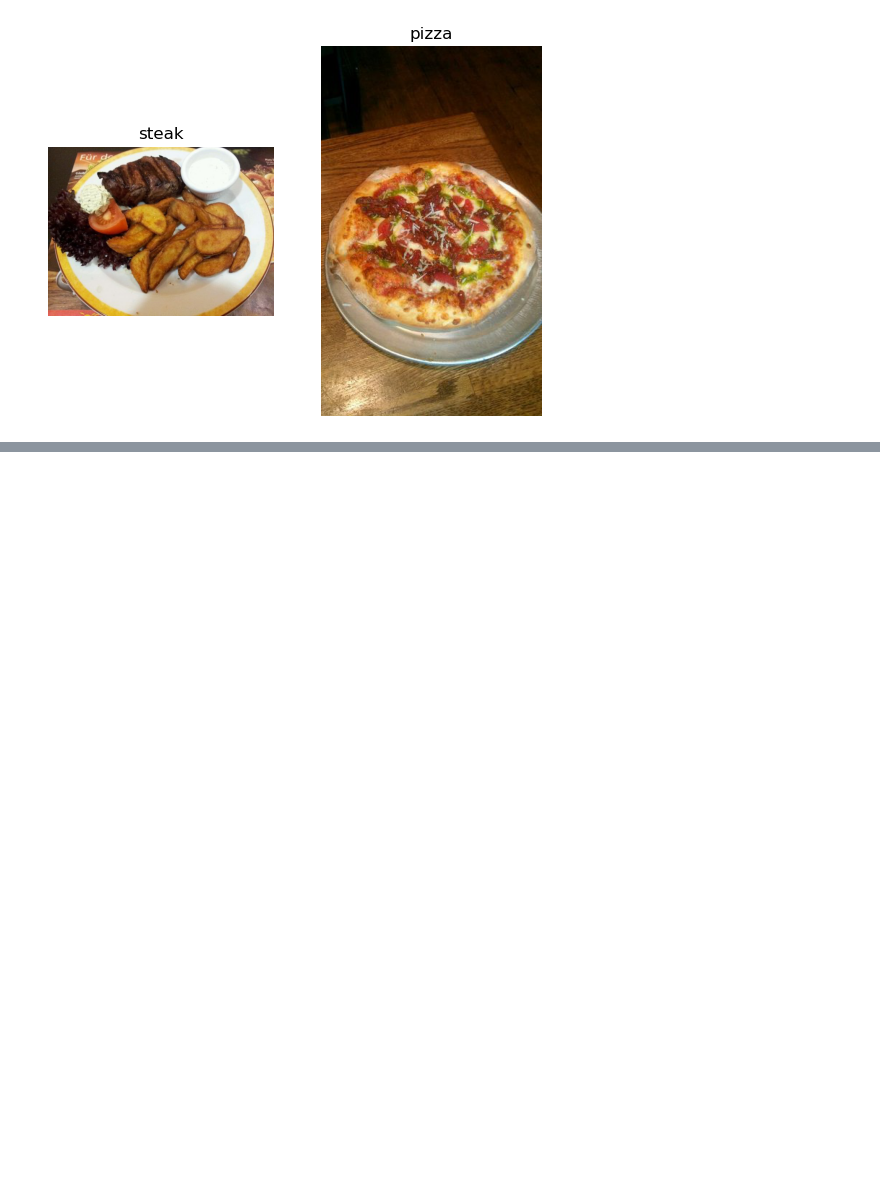
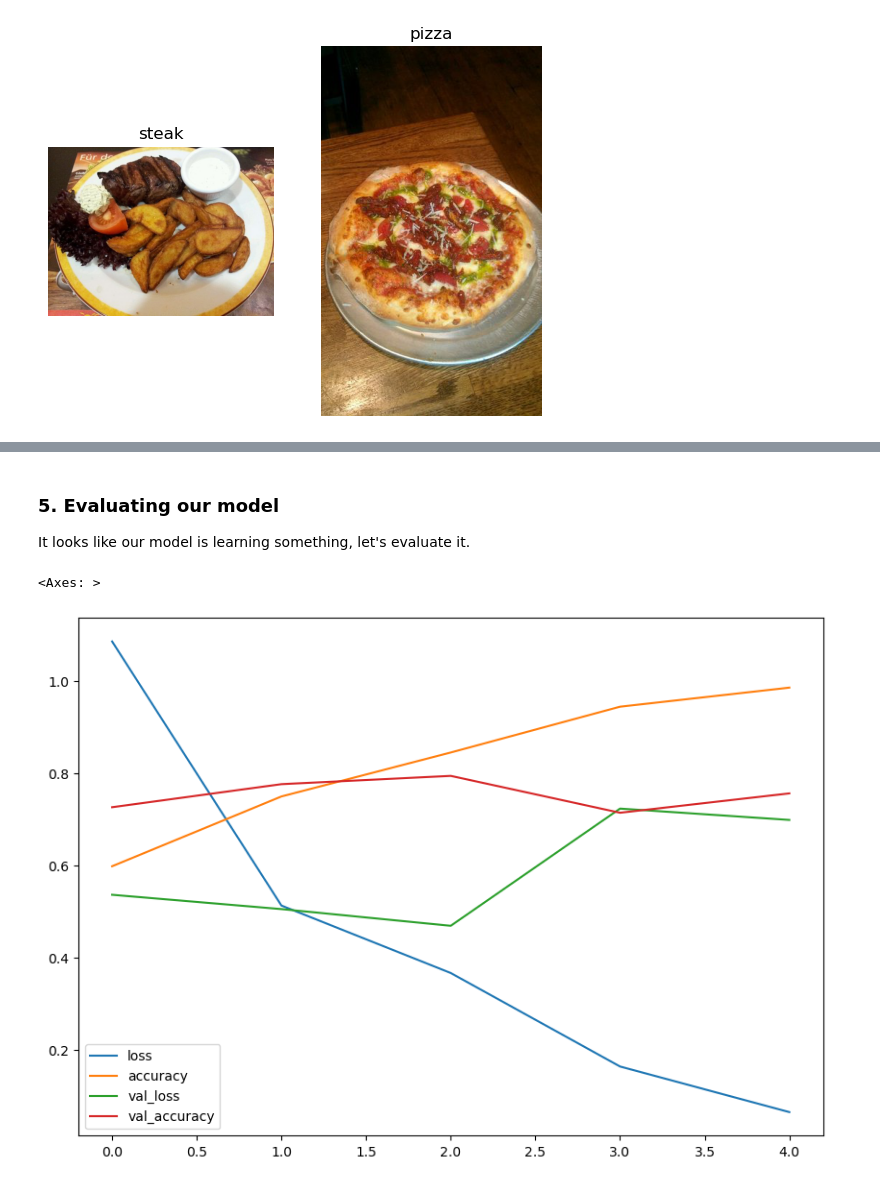
Before and after one commit to KCLTLH/NeuralNetwork_SelfLearn, a Jupyter notebook: 005ComputerVisualization.ipynb, the cells around one changed output, grey strips where cells are left out. Drawn from its saved outputs; the diff is of its cells as text; code cells hidden in the pictures; blank space fills up the shorter version.

```diff
--- a/005ComputerVisualization.ipynb
+++ b/005ComputerVisualization.ipynb
@@ -369,0 +386,4 @@ Image shape: (512, 306, 3)
+# %%
+# Create train and test data generators and rescale the data
+train_datagen = IDG(rescale=1/255.)
+test_datagen = IDG(rescale=1/255.)
@@ -369,0 +454,26 @@ Image shape: (512, 306, 3)
+# %%
+# Create a model  this will be our baseline a three layers (convolutional network)
+
+# Random seed
+tf.random.set_seed(42)
+
+"""
+Filters: Decide how many filters should pass over an input tensor.
+Kernel Size: Lower values learn smaller fetures.
+Padding: "same" or "valid", if "same" input_shape=output_shape vice versa.
+Stride: The number of steps a filtertakes across an image at a time. (每次移動幾格-stride越小越細緻)
+"""
+
+# Build a model
+model_4 = Sequential([
+    Conv2D(filters=10, kernel_size = (3, 3), padding="valid", activation="relu", input_shape=(224, 224, 3)), # Input layers (specifiy input shape)
+    Conv2D(10, 3, activation='relu'),
+    Conv2D(10, 3, activation='relu'),
+    Flatten(),
+    Dense(1, activation='sigmoid') # output layer (working with binary classifiaction so only one output neuron)
+])
+# %%
+# Compile a model
+model_4.compile(loss="binary_crossentropy",
+                optimizer=Adam(),
+                metrics=["accuracy"])
@@ -369,0 +509,7 @@ Image shape: (512, 306, 3)
+# %%
+# Fit the model
+history_4 = model_4.fit(train_data,
+                        epochs=5,
+                        steps_per_epoch=len(train_data),
+                        validation_data=test_data,
+                        validation_steps=len(test_data))
@@ -369,0 +531,10 @@ Image shape: (512, 306, 3)
+# %% [markdown]
+### 5. Evaluating our model
+
+It looks like our model is learning something, let's evaluate it.
+# %%
+# Let's plot the training curve
+pd.DataFrame(history_4.history).plot(figsize=(10,7))
+# %% [output]
+<Axes: >
+[figure, added]
```
Also changed, not shown: parts of 26 cells of this notebook.
